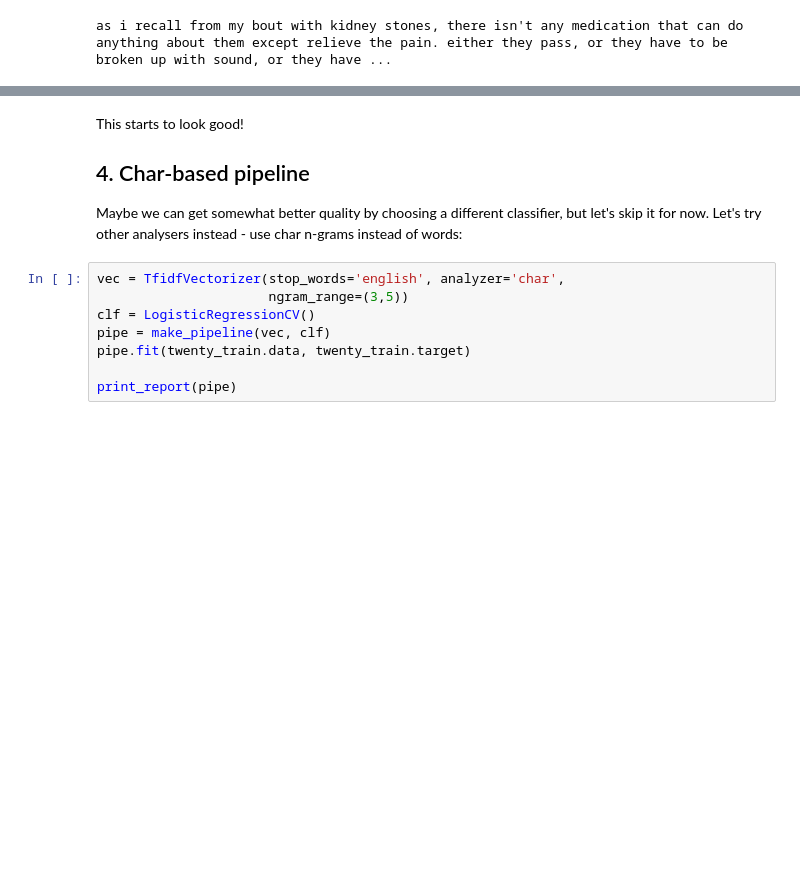
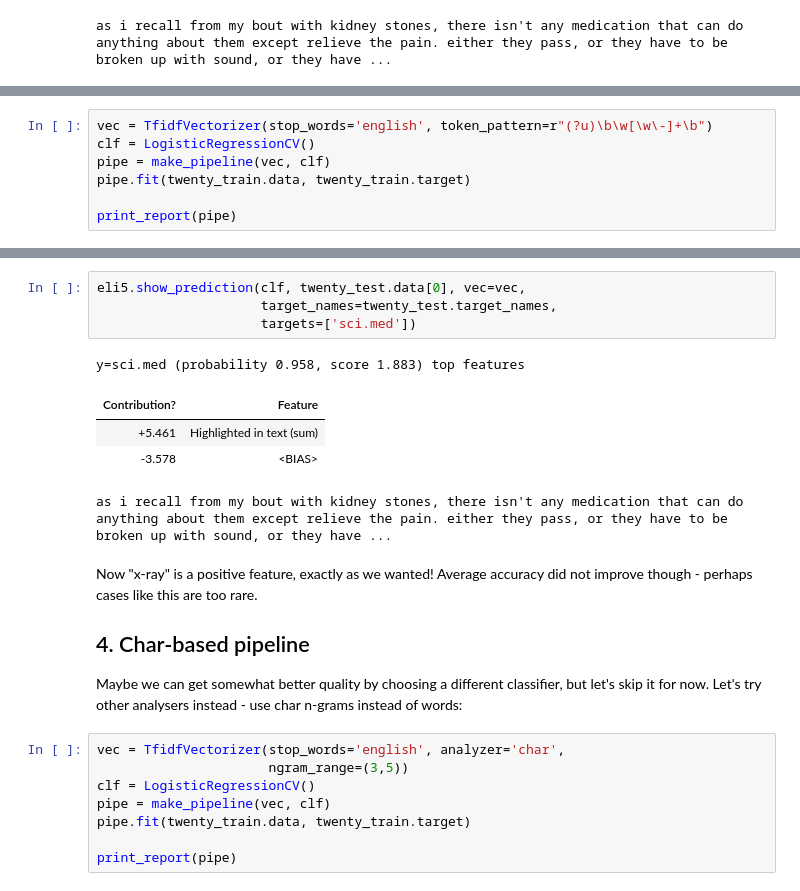
Before and after one commit to TeamHG-Memex/eli5, a Jupyter notebook: notebooks/Debugging scikit-learn text classification pipeline.ipynb, the cells around one changed output, grey strips where cells are left out. Cells and saved outputs as stored; diff of their text form; blank space fills up the shorter version.

Commit message:
A small pipeline tweak: tokenization (x-ray)
"x-ray" was tokenized as "ray": fix that by changing default
tokenizer.

```diff
--- a/notebooks/Debugging scikit-learn text classification pipeline.ipynb
+++ b/notebooks/Debugging scikit-learn text classification pipeline.ipynb
@@ -277,0 +289,7 @@ as i recall from my bout with kidney stones, there isn't any medication that can
+# %%
+vec = TfidfVectorizer(stop_words='english', token_pattern=r"(?u)\b\w[\w\-]+\b")
+clf = LogisticRegressionCV()
+pipe = make_pipeline(vec, clf)
+pipe.fit(twenty_train.data, twenty_train.target)
+
+print_report(pipe)
@@ -278,5 +307,15 @@ as i recall from my bout with kidney stones, there isn't any medication that can
+# %%
+eli5.show_prediction(clf, twenty_test.data[0], vec=vec,
+                     target_names=twenty_test.target_names,
+                     targets=['sci.med'])
+# %% [output]
+y=sci.med (probability 0.958, score 1.883) top features
+| Contribution? | Feature |
+| +5.461 | Highlighted in text (sum) |
+| -3.578 | <BIAS> |
+as i recall from my bout with kidney stones, there isn't any medication that can do anything about them except relieve the pain. either they pass, or they have to be broken up with sound, or they have ...
 # %% [markdown]
-This starts to look good!
+Now "x-ray" is a positive feature, exactly as we wanted! Average accuracy did not improve though - perhaps cases like this are too rare.
 
 
 ## 4. Char-based pipeline
```
Also changed, not shown: parts of 9 cells of this notebook.
